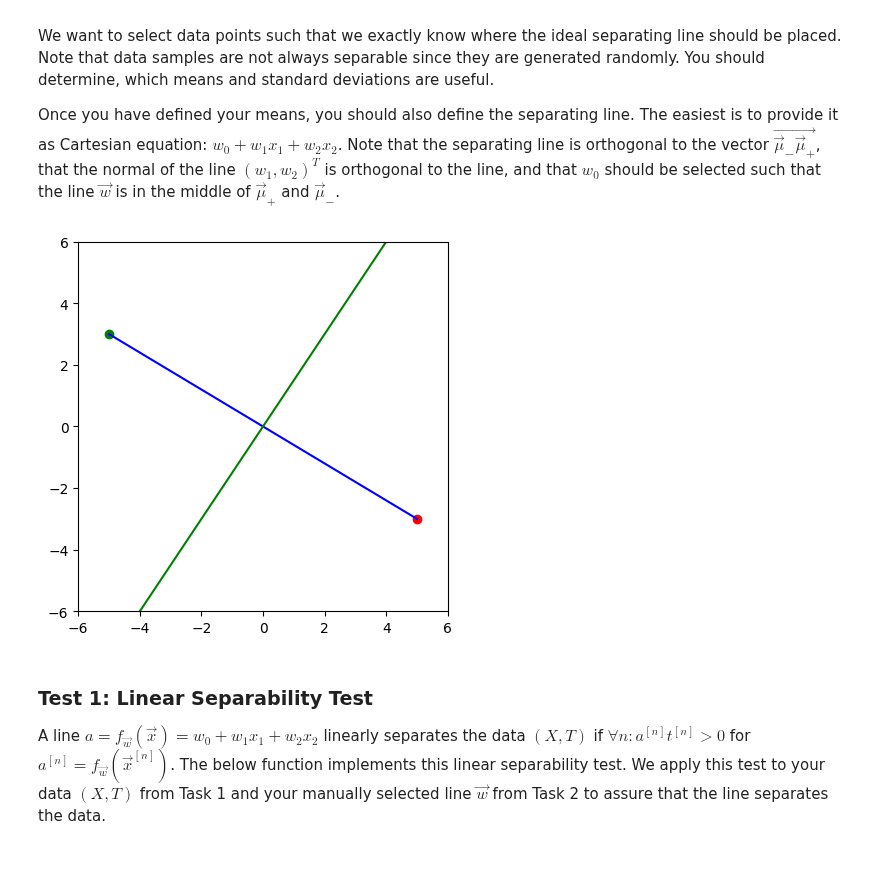
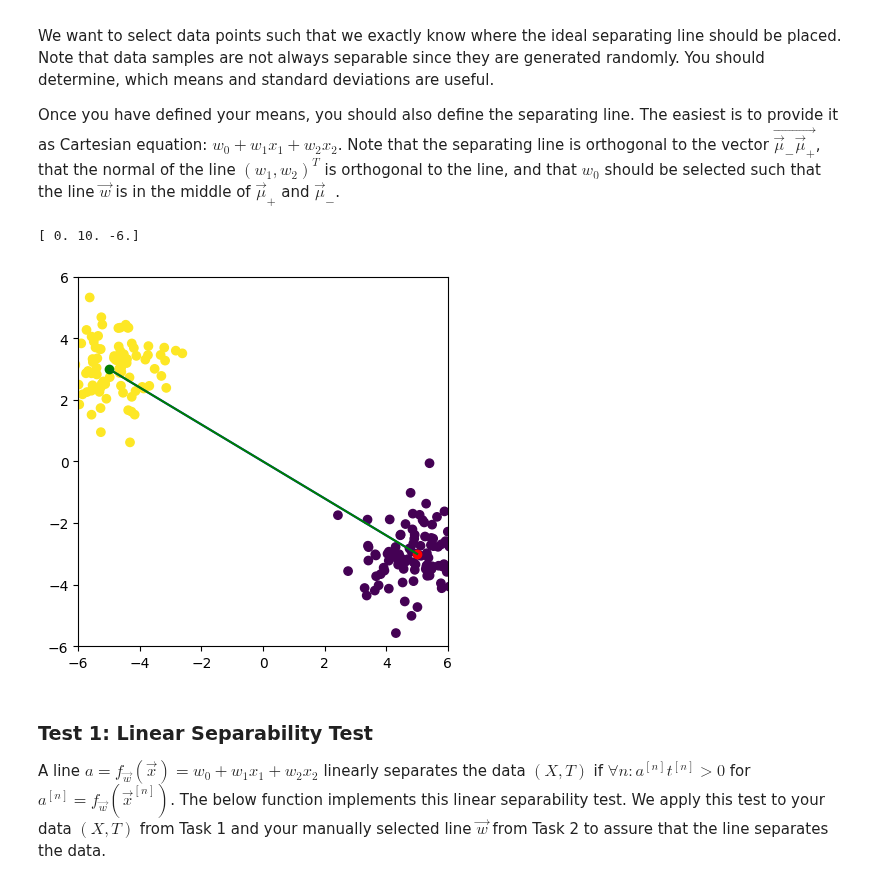
Before and after one commit to danielbarco/deeplearning, a Jupyter notebook: Assignment01.ipynb, the cells around one changed output. Saved outputs shown, nothing was run; the diff lists cells and outputs as text; code cells hidden in the pictures.

```diff
--- a/Assignment01.ipynb
+++ b/Assignment01.ipynb
@@ -86,35 +87,52 @@ X, T = dataset()
 x = np.linspace(-5,5,100)
 
 # m  =  change in y / change in x
 # OR m =  (yA − yB) / (xA − xB)
 # m =  (3 - (-3)) / (-5 - 5)
 # m =  6 / -10
 # point slope formula: y − y1 = m(x − x1)
 # y − 3 =  - 6/10 (x − (-5))
 # y = -6/10x - 30/10 +3
 # y = -6/10x
 y = -6 / 10 * x
 # ??? how do we get the orthogonal line from this?
 
 # create a 1D vector
 mu_pos = np.array([-5,3])
 mu_neg = np.array([5,-3])
+## todo explain
+w_manual = -1 * np.array([-np.sum(((mu_pos+mu_neg)/2)*(mu_pos-mu_neg))]+list(mu_pos-mu_neg))
+print(w_manual)
+
+
+def line_parameters(w):
+  # compute parametric line parameters from cartesian coordinates. For calculation see: slides 1, p. 38 (for sign activation)
+  beta = - w[1] / w[2]
+  gamma = - w[0] / w[2]
+  return beta, gamma
+
+beta, gamma = line_parameters(w_manual)
+y2 = beta * x + gamma
+
 
 # plot the vector on a 2D plane
+plt.scatter(X[:,1], X[:,2], c= T)
 plt.scatter(mu_pos[0], mu_pos[1], color='green')
 plt.scatter(mu_neg[0], mu_neg[1], color='red')
 plt.plot(x,y, 'b')
 # plt.plot(x,  np.tan(np.arctan(-6/10)- 90) * x , 'g')
 ## trial and error to get the orthogonal line
-plt.plot(x,  - -3/2 * x , 'g')
+
+plt.plot(x, y , 'g')
 plt.xlim(-6, 6)
 plt.ylim(-6, 6)
 # show the plot
 ax = plt.gca()
 ax.set_aspect('equal', adjustable='box')
 plt.show()
 # %% [output]
+[ 0. 10. -6.]
-[figure, old version]
+[figure, new version]
 # %%
 # https://stackoverflow.com/questions/31292393/how-do-you-draw-a-line-using-the-weight-vector-in-a-linear-perceptron?rq=1
 # slope = -(w0/w2)/(w0/w1)  = 3/2
```
Also changed, not shown: parts of 8 cells of this notebook.
